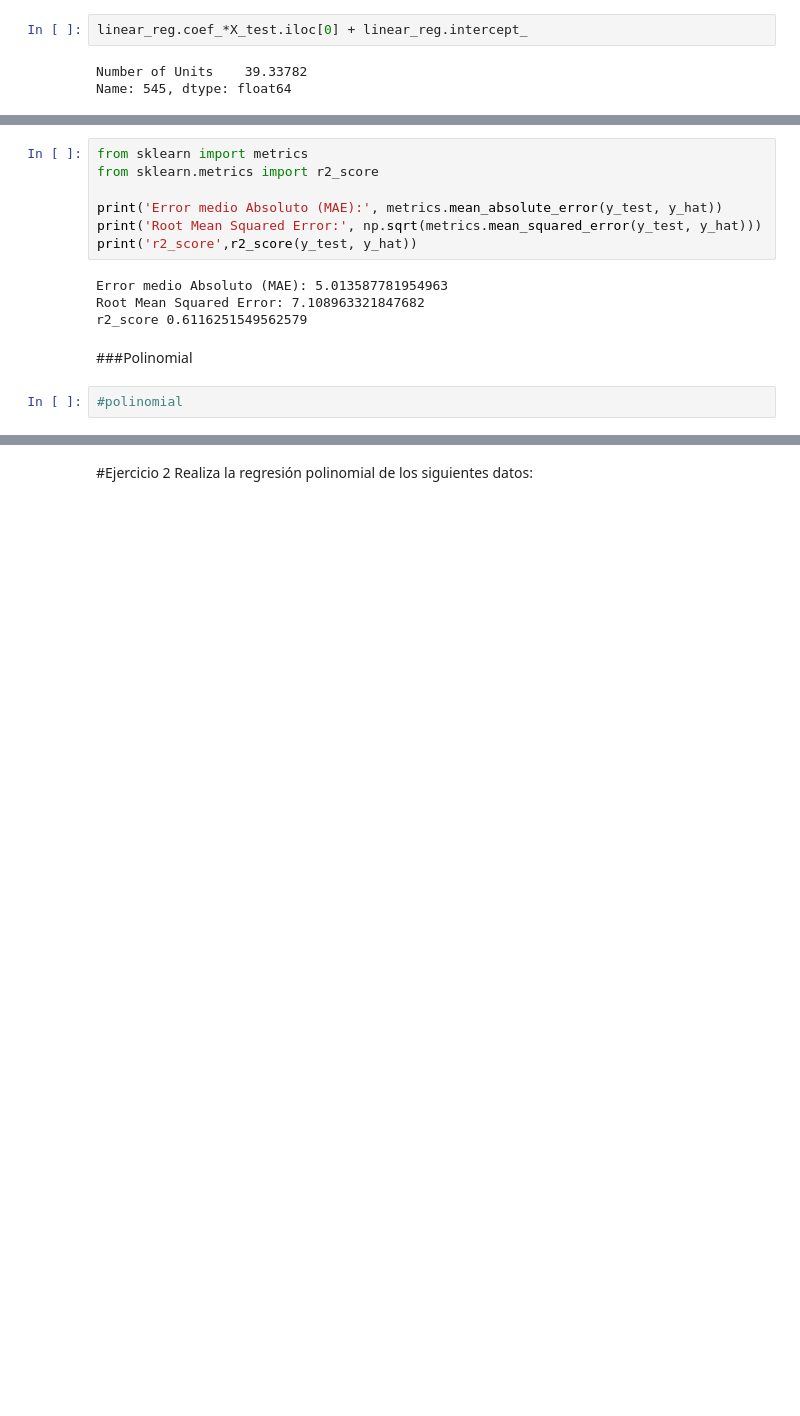
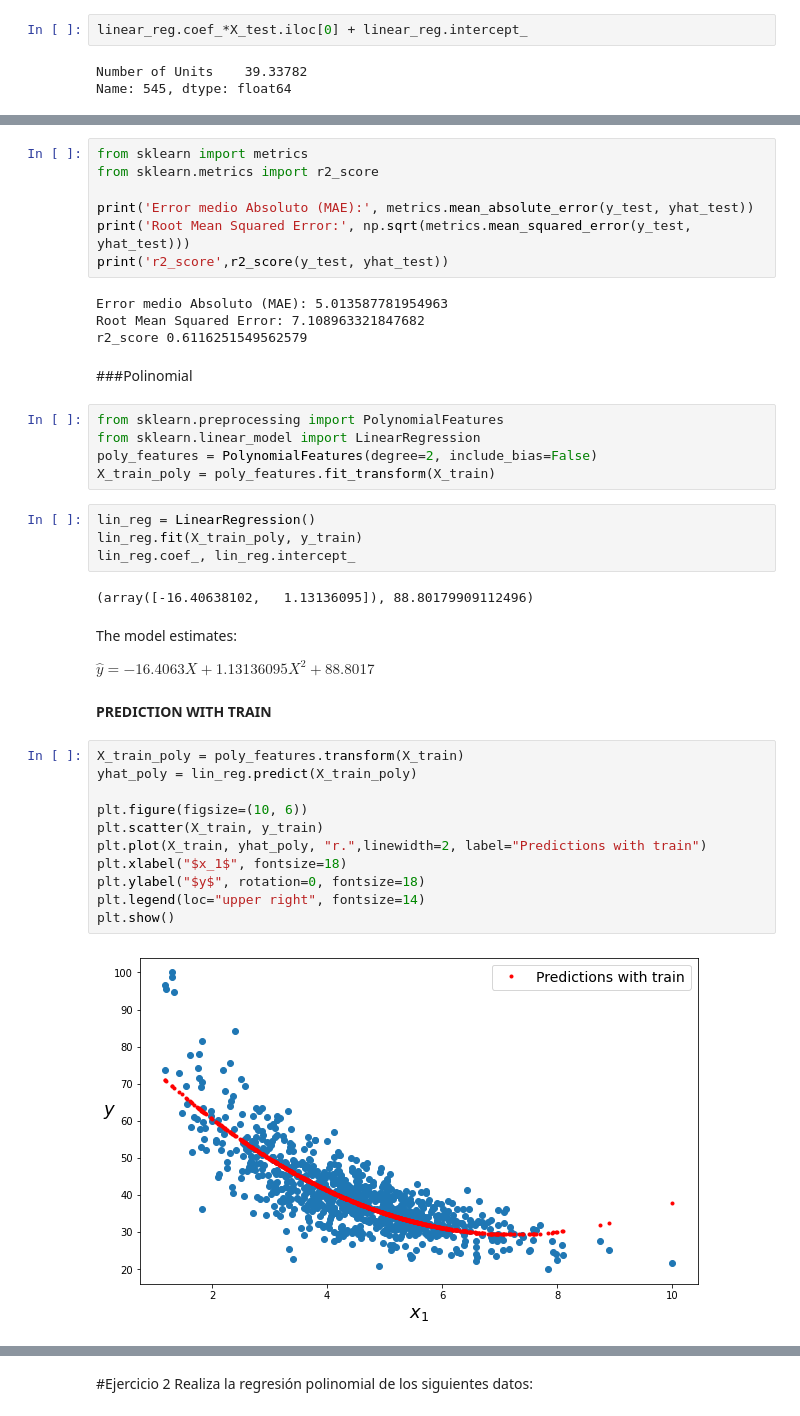
Before and after one commit to PosgradoMNA/actividades-de-aprendizaje-rafaelsangarcia, a Jupyter notebook: Semana9/Actividad/Regresion_lineal_polinomial_A01182780.ipynb, the cells around one changed output, grey strips where cells are left out. Drawn from its saved outputs; the diff is of its cells as text; blank space fills up the shorter version.

Commit message:
Polynomial done. Ejercicio 1 done

```diff
--- a/Semana9/Actividad/Regresion_lineal_polinomial_A01182780.ipynb
+++ b/Semana9/Actividad/Regresion_lineal_polinomial_A01182780.ipynb
@@ -391,14 +409,42 @@ Name: 545, dtype: float64
 from sklearn import metrics
 from sklearn.metrics import r2_score
 
-print('Error medio Absoluto (MAE):', metrics.mean_absolute_error(y_test, y_hat))
-print('Root Mean Squared Error:', np.sqrt(metrics.mean_squared_error(y_test, y_hat)))
-print('r2_score',r2_score(y_test, y_hat))
+print('Error medio Absoluto (MAE):', metrics.mean_absolute_error(y_test, yhat_test))
+print('Root Mean Squared Error:', np.sqrt(metrics.mean_squared_error(y_test, yhat_test)))
+print('r2_score',r2_score(y_test, yhat_test))
 # %% [output]
 Error medio Absoluto (MAE): 5.013587781954963
 Root Mean Squared Error: 7.108963321847682
 r2_score 0.6116251549562579
 # %% [markdown]
 ###Polinomial
-# %%
-#polinomial
+# %%
+from sklearn.preprocessing import PolynomialFeatures
+from sklearn.linear_model import LinearRegression
+poly_features = PolynomialFeatures(degree=2, include_bias=False)
+X_train_poly = poly_features.fit_transform(X_train)
+# %%
+lin_reg = LinearRegression()
+lin_reg.fit(X_train_poly, y_train)
+lin_reg.coef_, lin_reg.intercept_
+# %% [output]
+(array([-16.40638102,   1.13136095]), 88.80179909112496)
+# %% [markdown]
+The model estimates:
+
+$\hat{y} = -16.4063X + 1.13136095X^{2} + 88.8017$
+# %% [markdown]
+**PREDICTION WITH TRAIN**
+# %%
+X_train_poly = poly_features.transform(X_train)
+yhat_poly = lin_reg.predict(X_train_poly)
+
+plt.figure(figsize=(10, 6))
+plt.scatter(X_train, y_train)
+plt.plot(X_train, yhat_poly, "r.",linewidth=2, label="Predictions with train")
+plt.xlabel("$x_1$", fontsize=18)
+plt.ylabel("$y$", rotation=0, fontsize=18)
+plt.legend(loc="upper right", fontsize=14)
+plt.show()
+# %% [output]
+[figure, added]
```
Also changed, not shown: parts of 16 cells of this notebook.
